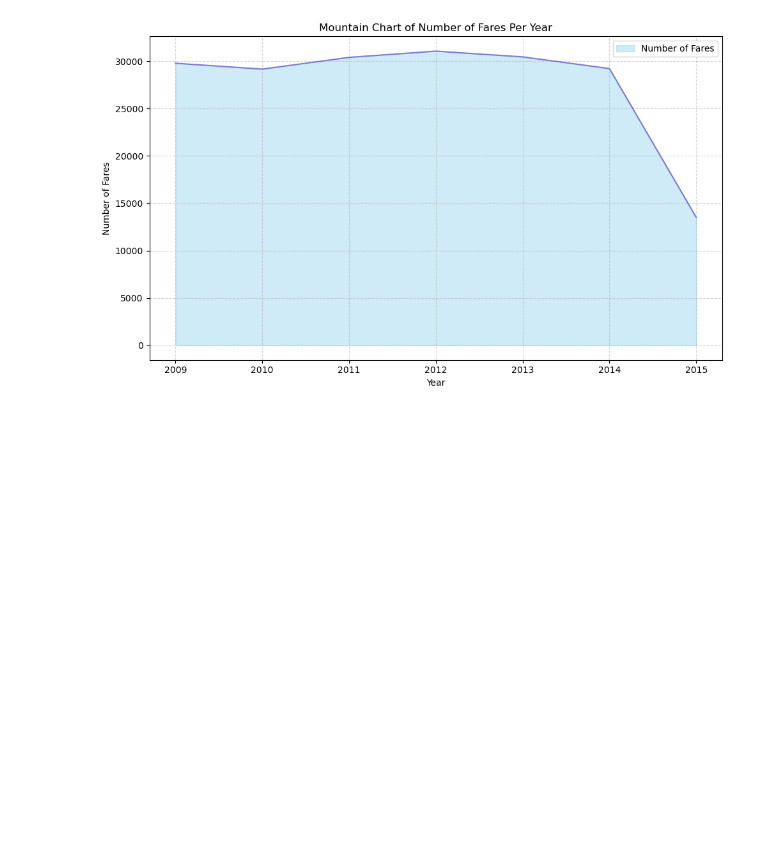
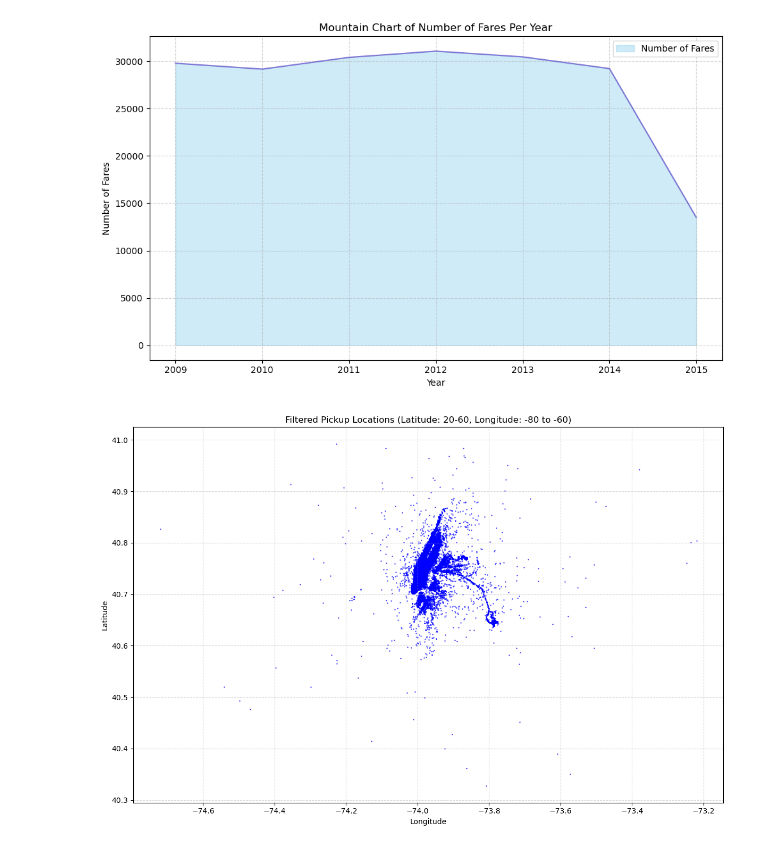
Before and after one commit to Matthew1172/IT-DA-A1, a Jupyter notebook: assignment1.ipynb, the cells around one changed output. Saved outputs shown, nothing was run; the diff lists cells and outputs as text; code cells hidden in the pictures; blank space fills up the shorter version.

Commit message:
added pickup location map

```diff
--- a/assignment1.ipynb
+++ b/assignment1.ipynb
@@ -853,0 +819,26 @@ cluster_centers_df
+# %%
+df_filtered = df.copy()
+
+# Filter data where latitude is between 20 and 60, and longitude is between -80 and -60
+df_filtered = df_filtered[(df_filtered['pickup_latitude'] >= 40.6) & (df_filtered['pickup_latitude'] <= 40.9) &
+                 (df_filtered['pickup_longitude'] >= -74.2) & (df_filtered['pickup_longitude'] <= -73.6)]
+
+# Extract filtered pickup latitude and longitude
+pickup_latitudes = df_filtered['pickup_latitude']
+pickup_longitudes = df_filtered['pickup_longitude']
+
+# Plotting the filtered pickup locations
+plt.figure(figsize=(12, 8))
+plt.scatter(pickup_longitudes, pickup_latitudes, s=1, alpha=0.5, color='blue')
+
+# Adding plot title and labels
+plt.title('Filtered Pickup Locations (Latitude: 20-60, Longitude: -80 to -60)')
+plt.xlabel('Longitude')
+plt.ylabel('Latitude')
+plt.grid(True, linestyle='--', alpha=0.5)
+
+# Display the plot
+plt.tight_layout()
+plt.show()
+# %% [output]
+[figure, added]
```
Also changed, not shown: parts of 2 cells of this notebook.
